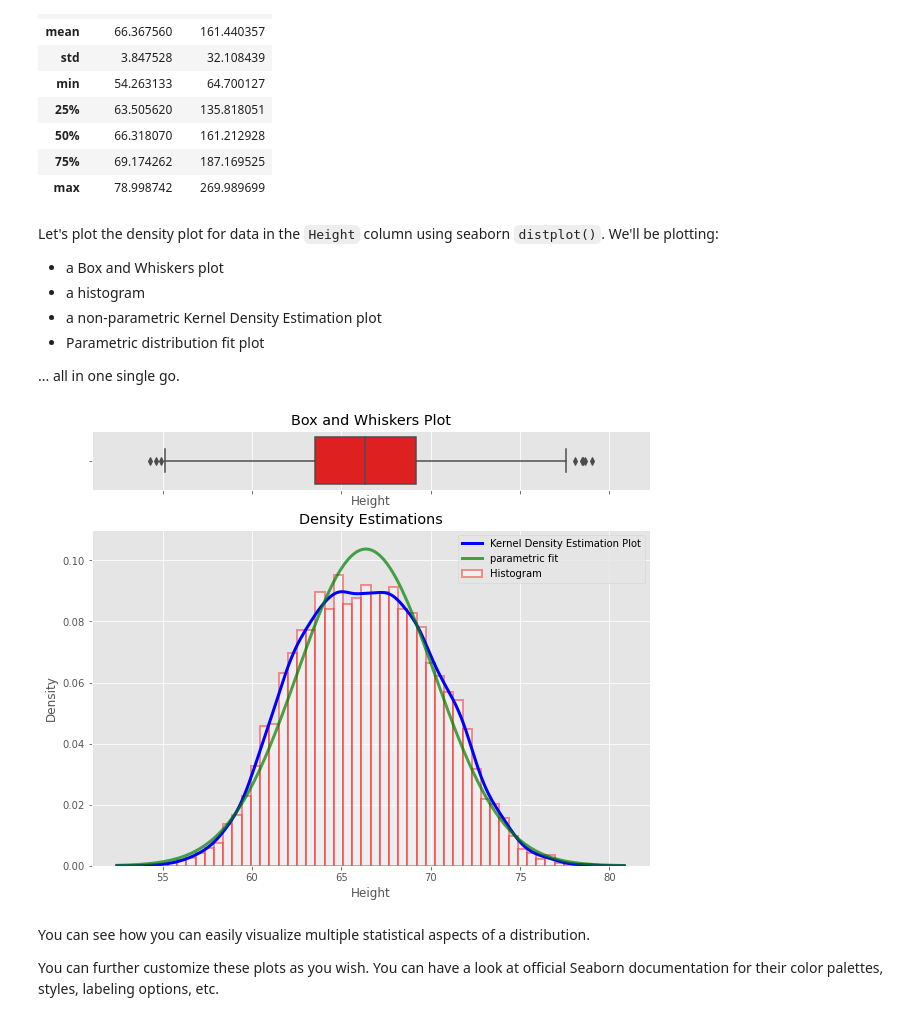
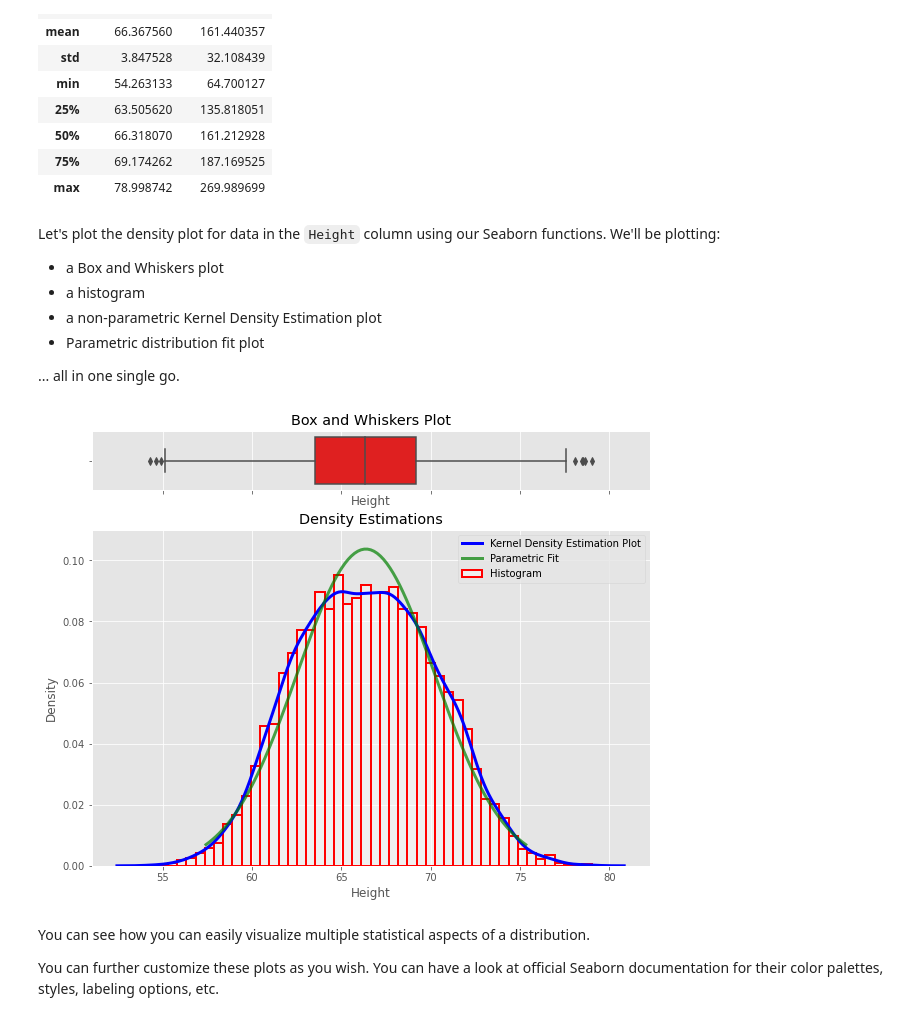
Before and after one commit to learn-co-curriculum/dsc-probability-density-function, a Jupyter notebook: index.ipynb, the cells around one changed output. Drawn from its saved outputs; the diff is of its cells as text; code cells hidden in the pictures.

Commit message:
update seaborn functions

```diff
--- a/index.ipynb
+++ b/index.ipynb
@@ -155,7 +152,7 @@ data.describe()
 | 75% | 69.174262 | 187.169525 |
 | max | 78.998742 | 269.989699 |
 # %% [markdown]
-Let's plot the density plot for data in the `Height` column using seaborn `distplot()`. We'll be plotting:
+Let's plot the density plot for data in the `Height` column using our Seaborn functions. We'll be plotting:
 
 * a Box and Whiskers plot
 * a histogram
@@ -164,38 +161,48 @@ Let's plot the density plot for data in the `Height` column using seaborn `distp
 
 ... all in one single go.
 # %%
-import scipy.stats as stats
 # Create two vertical subplots sharing 15% and 85% of plot space
 # sharex allows sharing of axes i.e. building multiple plots on same axes
 fig, (ax, ax2) = plt.subplots(2, sharex=True, gridspec_kw={"height_ratios": (.15, .85)}, figsize = (10,8) )
 
-sns.distplot(data.Height,
-             hist=True, hist_kws={
-                                  "linewidth": 2,
-                                  "edgecolor" :'red',
-                                  "alpha": 0.4,
-                                  "color":  "w",
-                                  "label": "Histogram",
-                                  },
-             kde=True, kde_kws = {'linewidth': 3,
-                                  'color': "blue",
-                                  "alpha": 0.7,
-                                  'label':'Kernel Density Estimation Plot'
-                                 },
-             fit= stats.norm, fit_kws = {'color' : 'green',
-                                         'label' : 'parametric fit',
-                                         "alpha": 0.7,
-                                          'linewidth':3},
+sns.histplot(data.Height,
+             linewidth=2,
+             edgecolor="r",
+             alpha=0.4,
+             color="w",
+             label="Histogram",
+             stat="density",
              ax=ax2)
+
+
+sns.kdeplot(data.Height,
+           linewidth=3,
+           color="b",
+           alpha=0.7,
+           label="Kernel Density Estimation Plot",
+           ax=ax2)
+
+mean = data.Height.mean()
+std = data.Height.std()
+parametric_dist = stats.norm(loc=mean, scale=std)
+x = np.linspace(parametric_dist.ppf(0.01), parametric_dist.ppf(0.99), 100)
+
+ax2.plot(x,
+         parametric_dist.pdf(x),
+            color="g",
+            alpha=0.7,
+            linewidth=3,
+            label="Parametric Fit")
+
 ax2.set_title('Density Estimations')
 
 sns.boxplot(x=data.Height, ax = ax,color = 'red')
 ax.set_title('Box and Whiskers Plot')
-ax2.set(ylim=(0, .08))
-plt.ylim(0,0.11)
+ax2.set(ylim=(0, 0.08))
+plt.ylim(0, 0.11)
 plt.legend();
 # %% [output]
-[figure, old version]
+[figure, new version]
 # %% [markdown]
 You can see how you can easily visualize multiple statistical aspects of a distribution.
 
```
Also changed, not shown: parts of 6 cells of this notebook, 2 other files.
